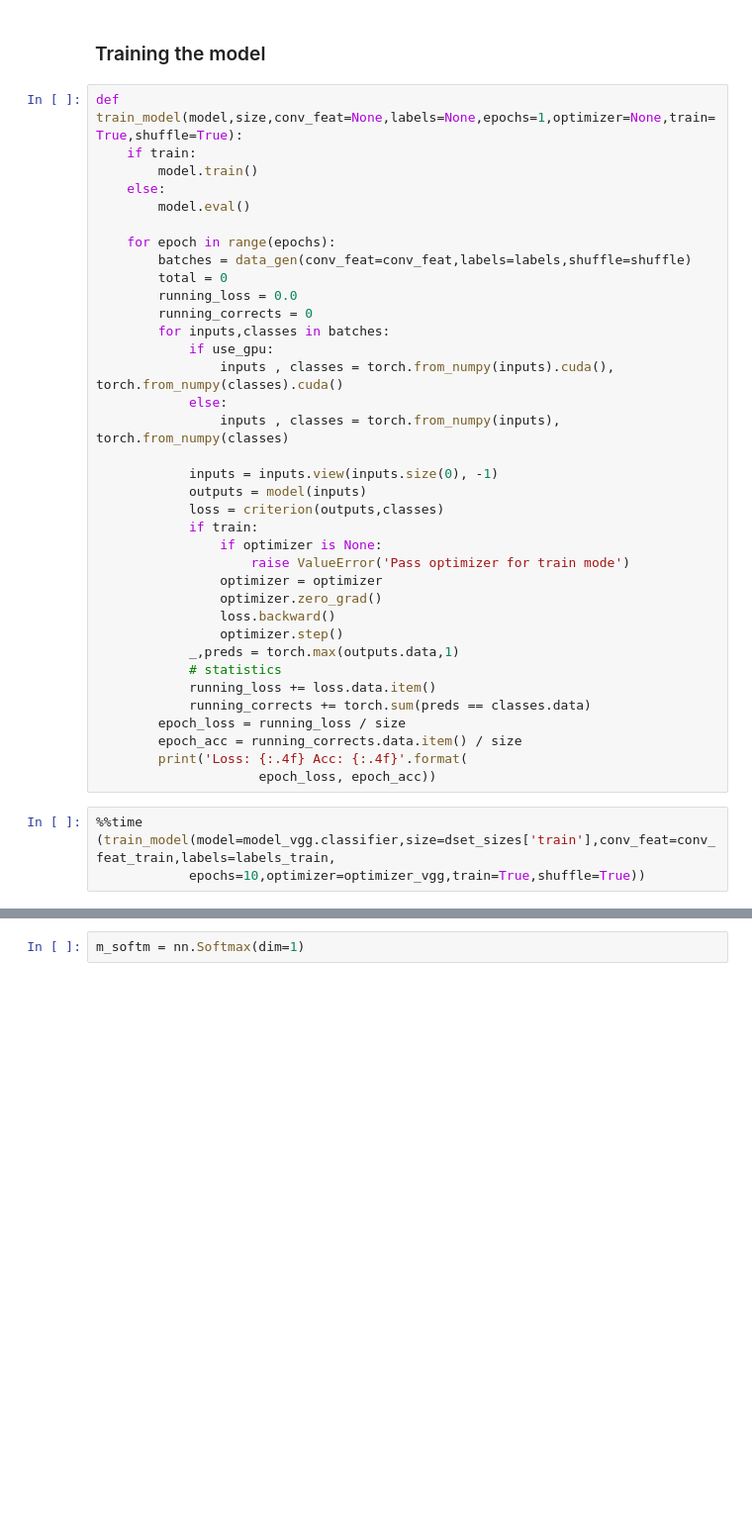
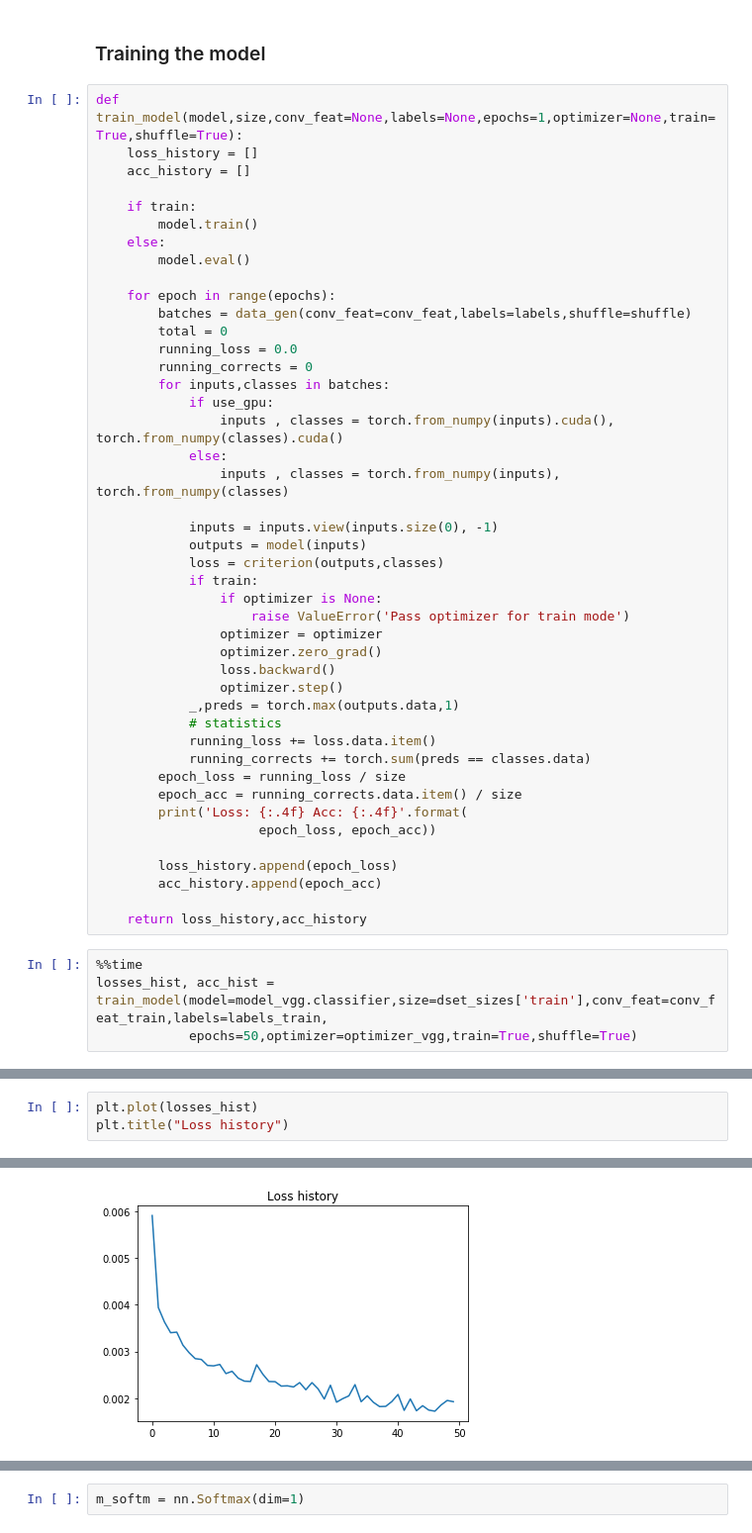
Before and after one commit to tuanh208/FoodVisor-TMM, a Jupyter notebook: FoodVisor.ipynb, the cells around one changed output, grey strips where cells are left out. Shown at 99% size. Saved outputs shown, nothing was run; the diff lists cells and outputs as text; blank space fills up the shorter version.

```diff
--- a/FoodVisor.ipynb
+++ b/FoodVisor.ipynb
@@ -279,6 +249,9 @@ def data_gen(conv_feat,labels,batch_size=64,shuffle=True):
 ### Training the model
 # %%
 def train_model(model,size,conv_feat=None,labels=None,epochs=1,optimizer=None,train=True,shuffle=True):
+    loss_history = []
+    acc_history = []
+
     if train:
         model.train()
     else:
@@ -313,8 +286,13 @@ def train_model(model,size,conv_feat=None,labels=None,epochs=1,optimizer=None,tr
         epoch_acc = running_corrects.data.item() / size
         print('Loss: {:.4f} Acc: {:.4f}'.format(
                      epoch_loss, epoch_acc))
+
+        loss_history.append(epoch_loss)
+        acc_history.append(epoch_acc)
+
+    return loss_history,acc_history
 # %%
 %%time
-(train_model(model=model_vgg.classifier,size=dset_sizes['train'],conv_feat=conv_feat_train,labels=labels_train,
-            epochs=10,optimizer=optimizer_vgg,train=True,shuffle=True))
+losses_hist, acc_hist = train_model(model=model_vgg.classifier,size=dset_sizes['train'],conv_feat=conv_feat_train,labels=labels_train,
+            epochs=50,optimizer=optimizer_vgg,train=True,shuffle=True)
 # %% [output]
@@ -336,0 +326,4 @@ Loss: 0.0035 Acc: 0.9253
+# %%
+plt.plot(losses_hist)
+plt.title("Loss history")
+# %% [output]
@@ -336,0 +331 @@ Loss: 0.0035 Acc: 0.9253
+[figure, added]
```
Also changed, not shown: parts of 27 cells of this notebook.
